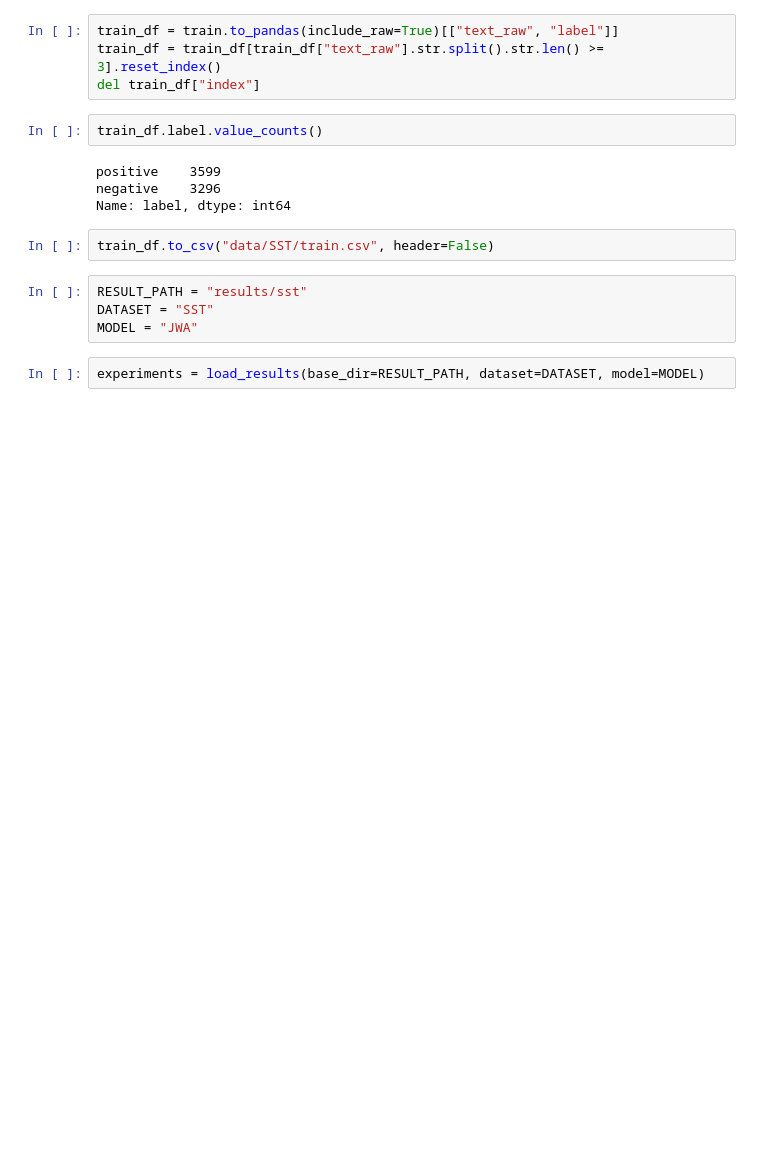
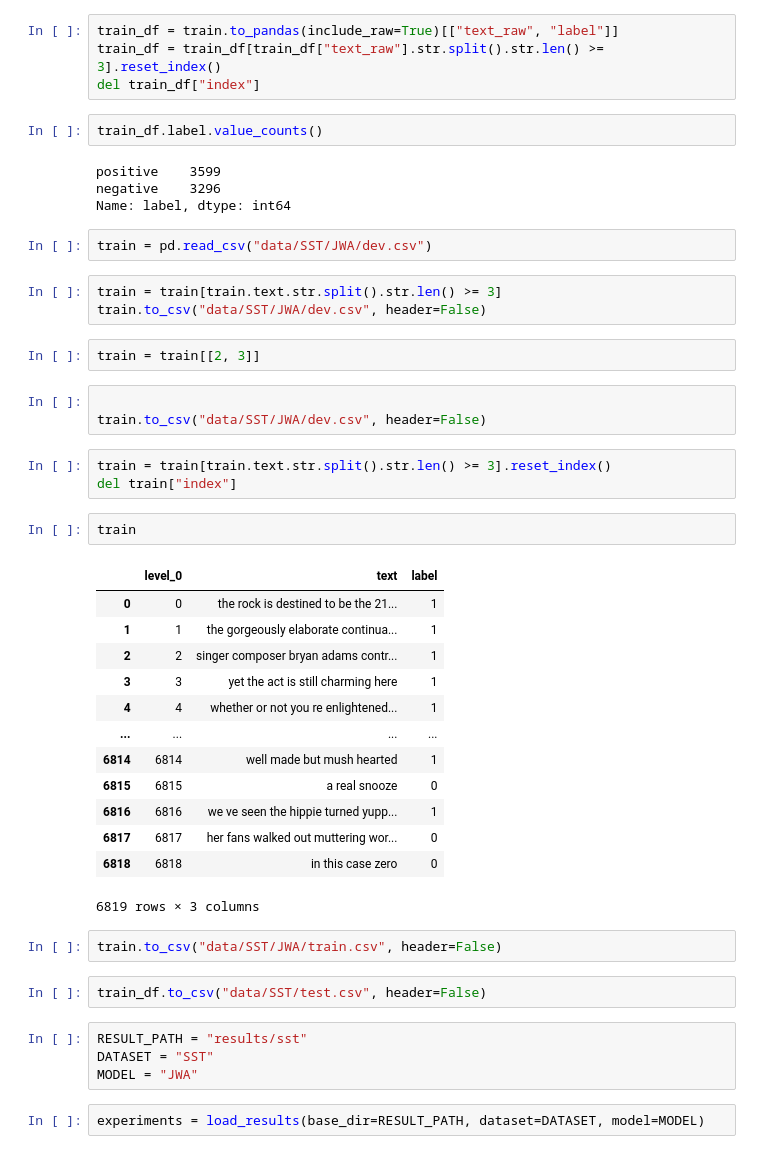
Before and after one commit to mttk/unity-in-xai-court, a Jupyter notebook: viz.ipynb, the cells around one changed output. Drawn from its saved outputs; the diff is of its cells as text; blank space fills up the shorter version.

```diff
--- a/viz.ipynb
+++ b/viz.ipynb
@@ -60,8 +60,39 @@ train_df.label.value_counts()
 positive    3599
 negative    3296
 Name: label, dtype: int64
+# %%
+train = pd.read_csv("data/SST/JWA/dev.csv")
+# %%
+train = train[train.text.str.split().str.len() >= 3]
+train.to_csv("data/SST/JWA/dev.csv", header=False)
+# %%
+train = train[[2, 3]]
+# %%
+
+train.to_csv("data/SST/JWA/dev.csv", header=False)
+# %%
+train = train[train.text.str.split().str.len() >= 3].reset_index()
+del train["index"]
+# %%
+train
+# %% [output]
+|  | level_0 | text | label |
+| 0 | 0 | the rock is destined to be the 21... | 1 |
+| 1 | 1 | the gorgeously elaborate continua... | 1 |
+| 2 | 2 | singer composer bryan adams contr... | 1 |
+| 3 | 3 | yet the act is still charming here | 1 |
+| 4 | 4 | whether or not you re enlightened... | 1 |
+| ... | ... | ... | ... |
+| 6814 | 6814 | well made but mush hearted | 1 |
+| 6815 | 6815 | a real snooze | 0 |
+| 6816 | 6816 | we ve seen the hippie turned yupp... | 1 |
+| 6817 | 6817 | her fans walked out muttering wor... | 0 |
+| 6818 | 6818 | in this case zero | 0 |
+6819 rows × 3 columns
+# %%
+train.to_csv("data/SST/JWA/train.csv", header=False)
 # %%
-train_df.to_csv("data/SST/train.csv", header=False)
+train_df.to_csv("data/SST/test.csv", header=False)
 # %%
 RESULT_PATH = "results/sst"
 DATASET = "SST"
```
Also changed, not shown: 4 other files.
